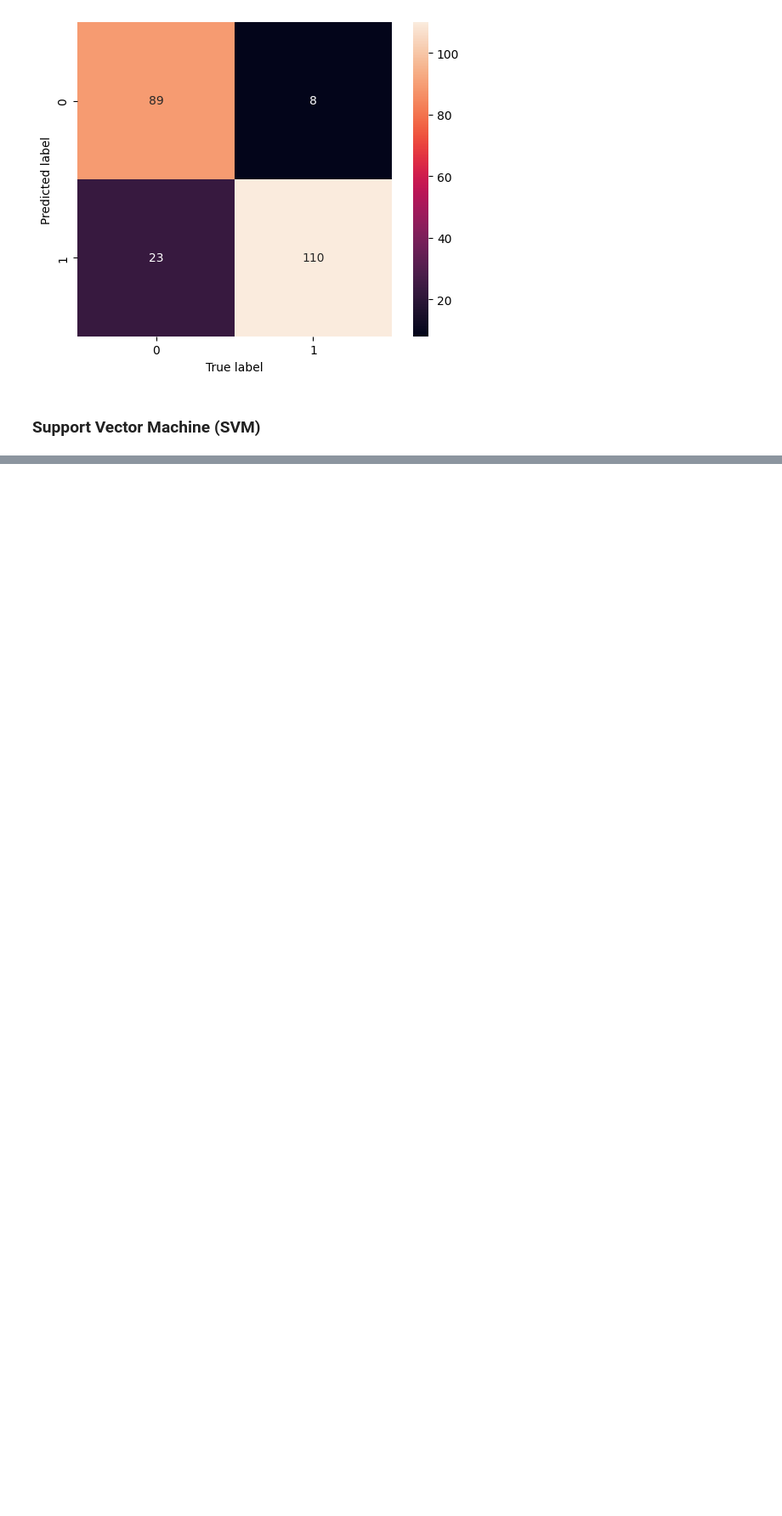
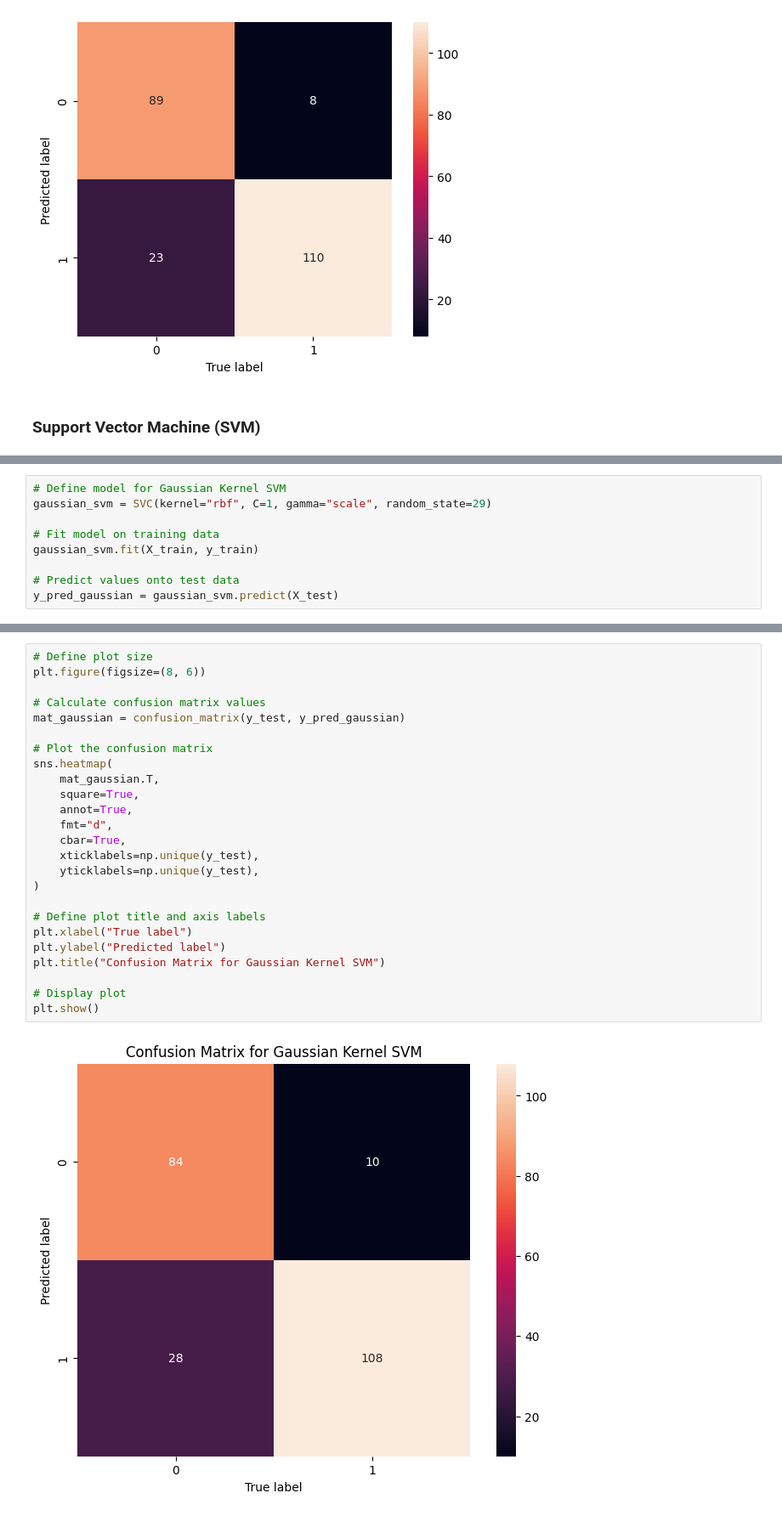
Before and after one commit to anchitr/CS677-Final-Project, a Jupyter notebook: anchitr_final_project.ipynb, the cells around one changed output, grey strips where cells are left out. Shown at 85% size. Saved outputs shown, nothing was run; the diff lists cells and outputs as text; blank space fills up the shorter version.

```diff
--- a/anchitr_final_project.ipynb
+++ b/anchitr_final_project.ipynb
@@ -535,0 +580,9 @@ plt.show()
+# %%
+# Define model for Gaussian Kernel SVM
+gaussian_svm = SVC(kernel="rbf", C=1, gamma="scale", random_state=29)
+
+# Fit model on training data
+gaussian_svm.fit(X_train, y_train)
+
+# Predict values onto test data
+y_pred_gaussian = gaussian_svm.predict(X_test)
@@ -535,0 +597,27 @@ plt.show()
+# %%
+# Define plot size
+plt.figure(figsize=(8, 6))
+
+# Calculate confusion matrix values
+mat_gaussian = confusion_matrix(y_test, y_pred_gaussian)
+
+# Plot the confusion matrix
+sns.heatmap(
+    mat_gaussian.T,
+    square=True,
+    annot=True,
+    fmt="d",
+    cbar=True,
+    xticklabels=np.unique(y_test),
+    yticklabels=np.unique(y_test),
+)
+
+# Define plot title and axis labels
+plt.xlabel("True label")
+plt.ylabel("Predicted label")
+plt.title("Confusion Matrix for Gaussian Kernel SVM")
+
+# Display plot
+plt.show()
+# %% [output]
+[figure, added]
```
Also changed, not shown: parts of 6 cells of this notebook.
